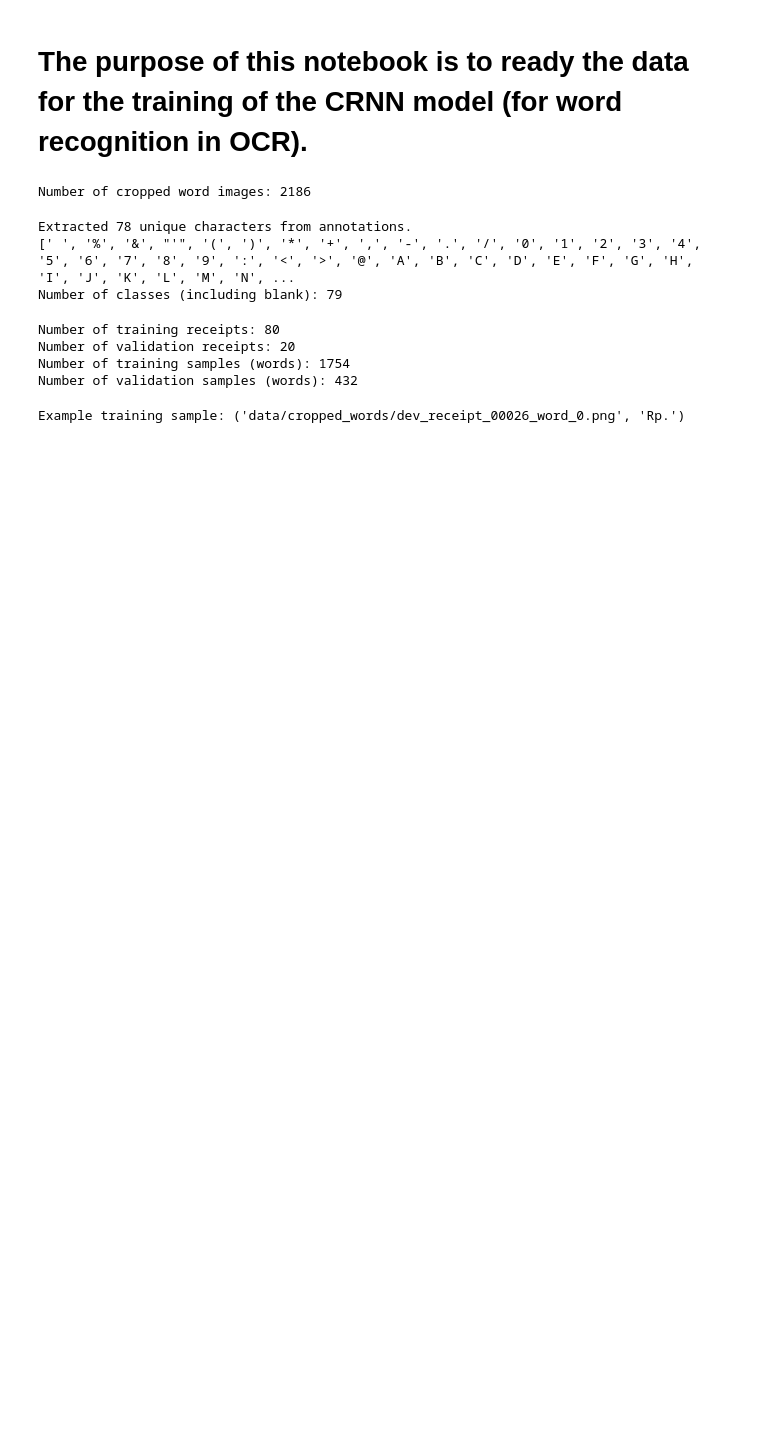
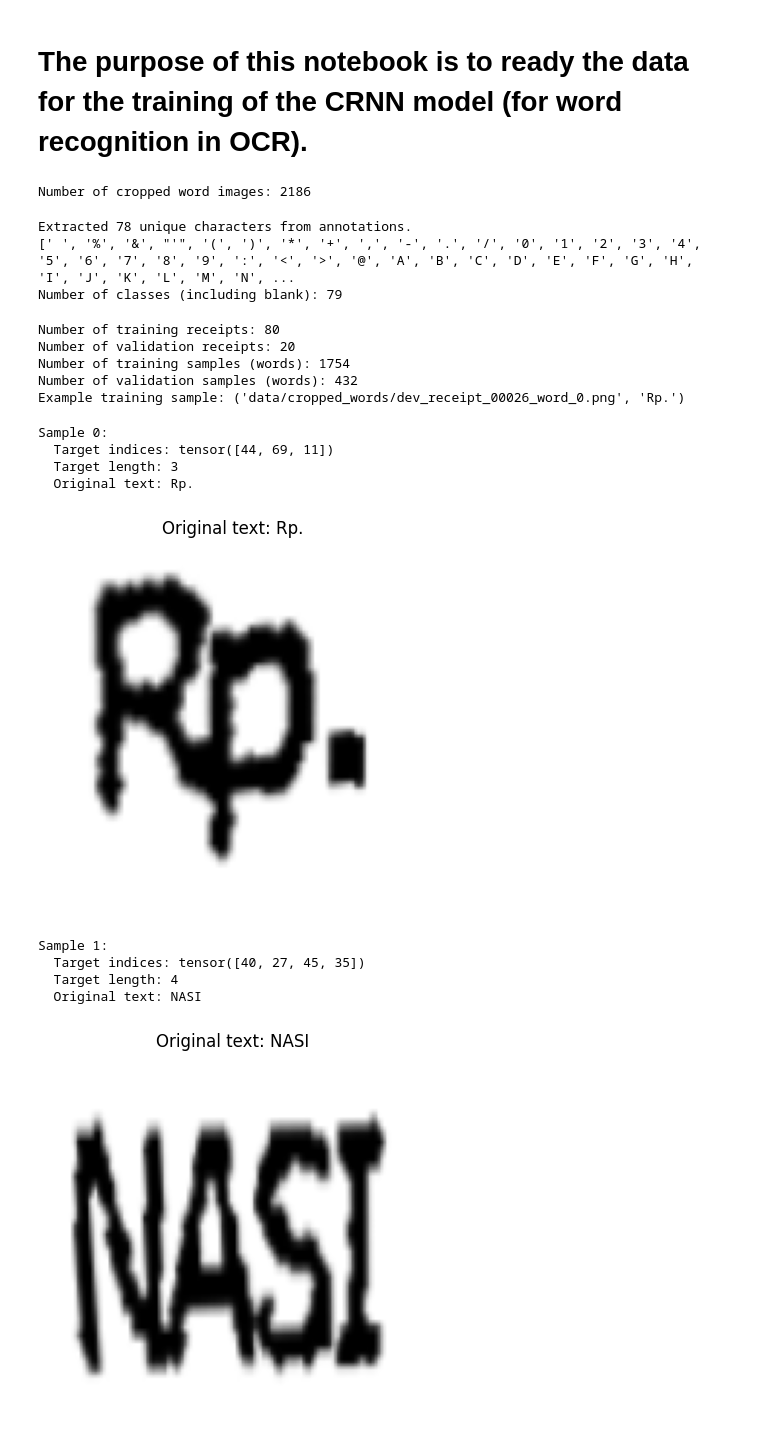
Before and after one commit to Gdeterline/Optical-Character-Recognition-for-Receipts, a Jupyter notebook: notebooks/ready_data_for_recognition.ipynb, the cells around one changed output. Cells and saved outputs as stored; diff of their text form; code cells hidden in the pictures; blank space fills up the shorter version.

```diff
--- a/notebooks/ready_data_for_recognition.ipynb
+++ b/notebooks/ready_data_for_recognition.ipynb
@@ -94,13 +100,77 @@ train_samples = build_samples(json_annotations_path, train_receipts)
 val_samples = build_samples(json_annotations_path, val_receipts)
 print(f"Number of training samples (words): {len(train_samples)}")
 print(f"Number of validation samples (words): {len(val_samples)}")
+
+# print an example training sample
+print(f"Example training sample: {train_samples[0]}")
 # %% [output]
 Number of training receipts: 80
 Number of validation receipts: 20
 Number of training samples (words): 1754
 Number of validation samples (words): 432
+Example training sample: ('data/cropped_words/dev_receipt_00026_word_0.png', 'Rp.')
-# %%
-# print an example sample
-print("Example training sample:", train_samples[0])
-# %% [output]
-Example training sample: ('data/cropped_words/dev_receipt_00026_word_0.png', 'Rp.')
+# %%
+class OCRDataset(Dataset):
+    """
+    This class implements a PyTorch Dataset for our OCR task.
+    It handles loading images and their corresponding text labels,
+    encoding the text into indices, and applying any necessary transformations.
+    """
+    def __init__(self, samples, char2idx, transform=None):
+        self.samples = samples
+        self.char2idx = char2idx
+        self.transform = transform
+
+    def encode(self, text):
+        """
+        The encode method converts a text string into a tensor of character indices.
+        This is essential for preparing the target labels for training the OCR model.
+        """
+        return torch.tensor(
+            [self.char2idx[c] for c in text],
+            dtype=torch.long
+        )
+
+    def __len__(self):
+        return len(self.samples)
+
+    def __getitem__(self, idx):
+        img_path, text = self.samples[idx]
+
+        image = Image.open(os.path.join(os.pardir, img_path)).convert("L")
+
+        if self.transform:
+            image = self.transform(image)
+
+        target = self.encode(text)
+        target_length = len(target)
+
+        return image, target, target_length, text
+
+
+# Create an instance of the OCRDataset for a subset to illustrate usage
+sample_dataset = OCRDataset(train_samples[:2], char2idx)
+for i in range(len(sample_dataset)):
+    image, target, target_length, text = sample_dataset[i]
+    print(f"Sample {i}:")
+    print(f"  Target indices: {target}")
+    print(f"  Target length: {target_length}")
+    print(f"  Original text: {text}")
+
+    # display image
+    plt.figure()
+    plt.imshow(image, cmap='gray')
+    plt.title(f"Original text: {text}")
+    plt.axis('off')
+    plt.show()
+# %% [output]
+Sample 0:
+  Target indices: tensor([44, 69, 11])
+  Target length: 3
+  Original text: Rp.
+[figure, added]
+Sample 1:
+  Target indices: tensor([40, 27, 45, 35])
+  Target length: 4
+  Original text: NASI
+[figure, added]
```
Also changed, not shown: parts of 2 cells of this notebook.
